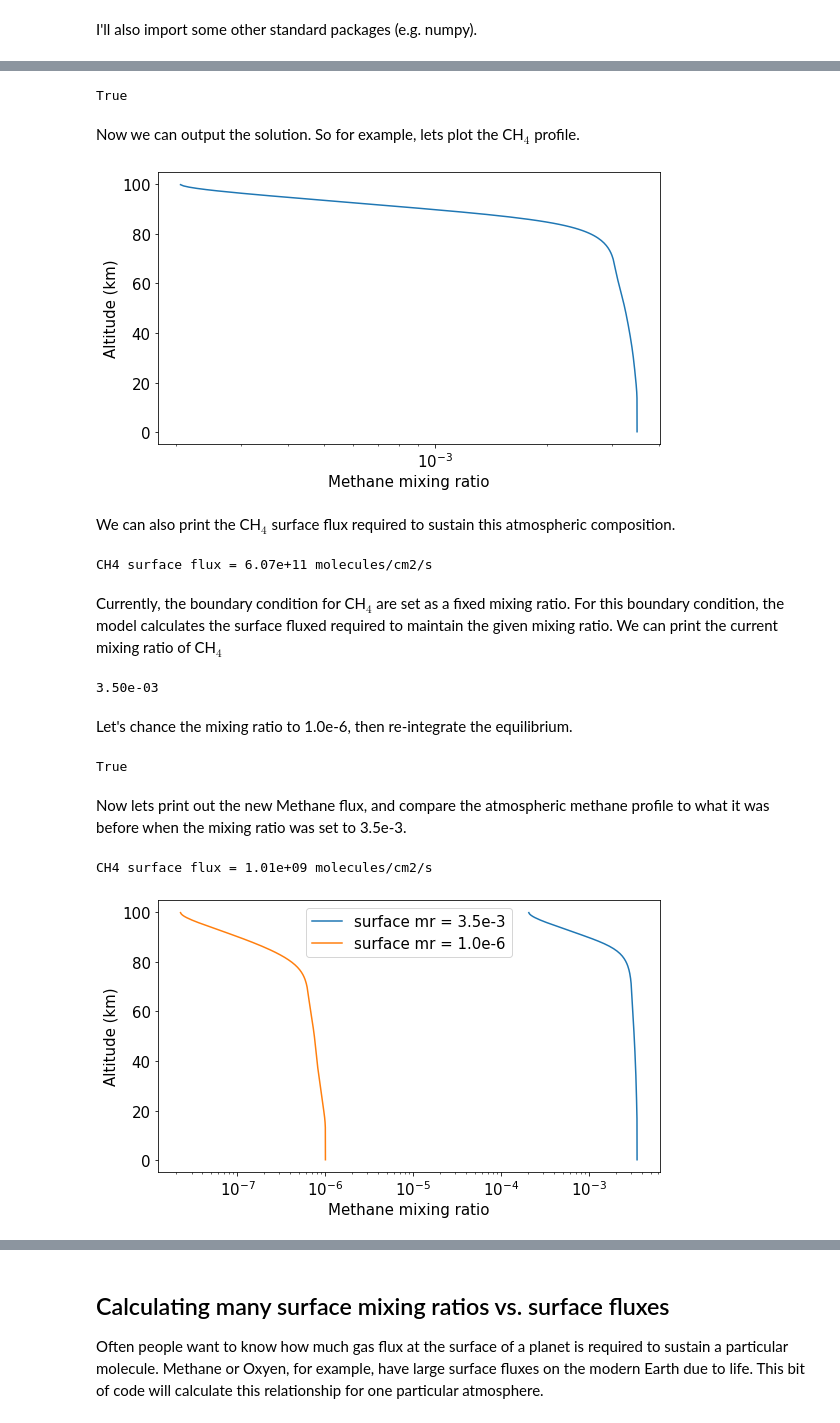
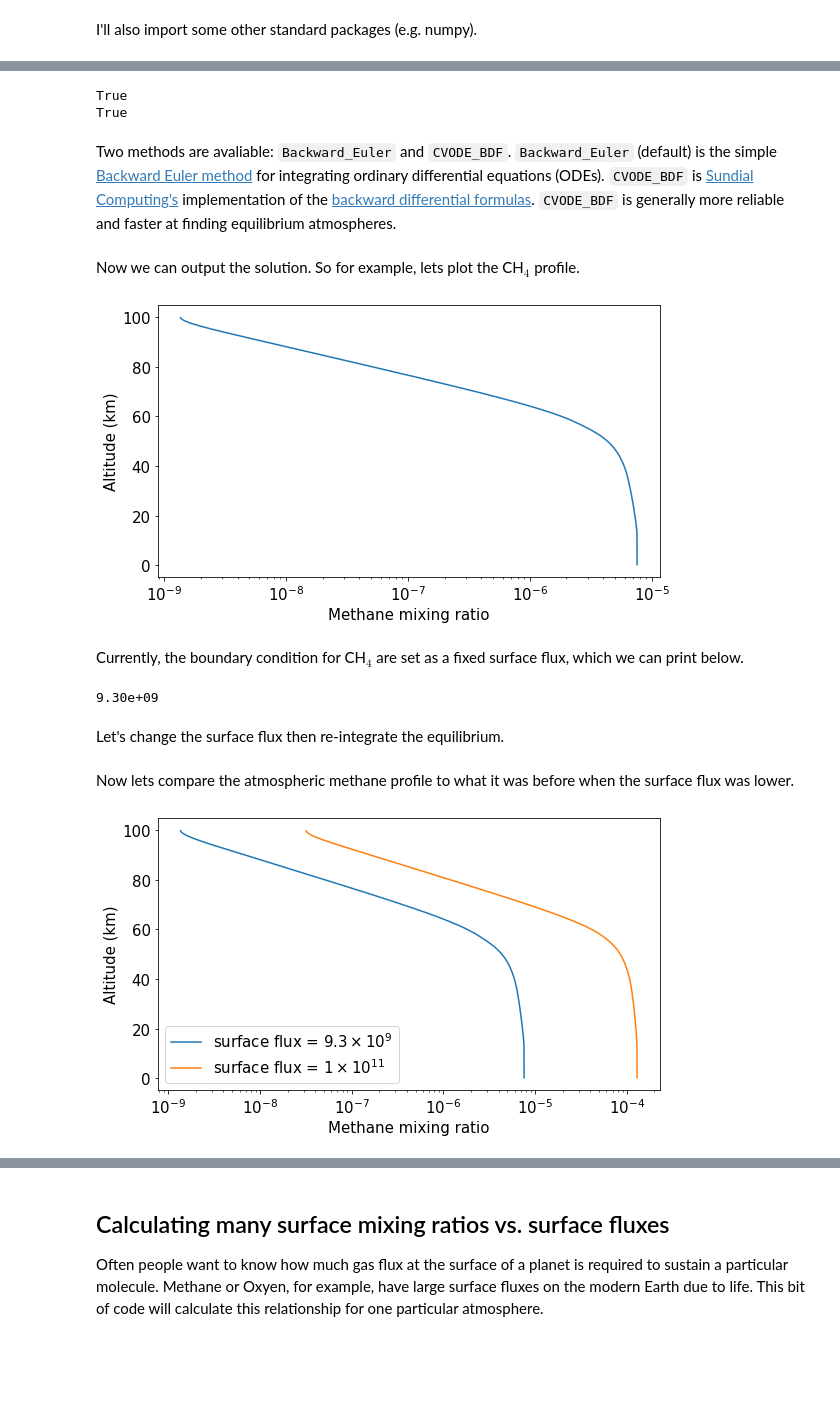
Before and after one commit to Nicholaswogan/PhotochemPy, a Jupyter notebook: docs/source/Tutorial.ipynb, the cells around one changed output, grey strips where cells are left out. Saved outputs shown, nothing was run; the diff lists cells and outputs as text; code cells hidden in the pictures; blank space fills up the shorter version.

```diff
--- a/docs/source/Tutorial.ipynb
+++ b/docs/source/Tutorial.ipynb
@@ -37,9 +37,9 @@ The best way to start is with one of the templates provided in the `input/templa
 # %%
-pc = PhotochemPy('../../input/templates/Archean+haze/species.dat', \
-                 '../../input/templates/Archean+haze/reactions.rx', \
-                 '../../input/templates/Archean+haze/planet.dat', \
-                 '../../input/templates/Archean+haze/input_photchem.dat', \
-                 '../../input/templates/Archean+haze/atmosphere.txt', \
-                 '../../input/templates/Archean+haze/Sun_2.7Ga.txt')
+pc = PhotochemPy('../../input/templates/Archean2Proterozoic/species.dat', \
+                 '../../input/templates/Archean2Proterozoic/reactions.rx', \
+                 '../../input/templates/Archean2Proterozoic/PLANET.dat', \
+                 '../../input/templates/Archean2Proterozoic/input_photchem.dat', \
+                 '../../input/templates/Archean2Proterozoic/atmosphere.txt', \
+                 '../../input/templates/Archean2Proterozoic/Sun_2.7Ga.txt')
 # %% [markdown]
 ## Integrating to photochemical equilibrium
@@ -47,8 +47,14 @@ The problem is now all set up! Now we can do a few different things. The thing t
 # %%
 # here I set the number of steps the integrator will take
-pc.integrate(nsteps = 1000)
+converged = pc.integrate(nsteps = 1000, method='Backward_Euler')
+print(converged)
+converged = pc.integrate(nsteps = 1000, method='CVODE_BDF')
+print(converged)
 # %% [output]
 True
+True
+# %% [markdown]
+Two methods are avaliable: `Backward_Euler` and `CVODE_BDF`. `Backward_Euler` (default) is the simple [Backward Euler method](https://en.wikipedia.org/wiki/Backward_Euler_method) for integrating ordinary differential equations (ODEs). `CVODE_BDF` is [Sundial Computing's](https://computing.llnl.gov/projects/sundials/cvode) implementation of the [backward differential formulas](https://en.wikipedia.org/wiki/Backward_differentiation_formula). `CVODE_BDF` is generally more reliable and faster at finding equilibrium atmospheres.
 # %% [markdown]
 Now we can output the solution. So for example, lets plot the CH$_4$ profile.
 # %%
@@ -61,50 +67,38 @@ ax.set_ylabel('Altitude (km)')
 ax.set_xlabel('Methane mixing ratio')
 plt.show()
 # %% [output]
-[figure, old version]
+[figure, new version]
-# %% [markdown]
-We can also print the CH$_4$ surface flux required to sustain this atmospheric composition.
-# %%
-print('CH4 surface flux =','%.2e'%pc.surf_flux()['CH4'],'molecules/cm2/s')
-# %% [output]
-CH4 surface flux = 6.07e+11 molecules/cm2/s
 # %% [markdown]
-Currently, the boundary condition for CH$_4$ are set as a fixed mixing ratio. For this boundary condition, the model calculates the surface fluxed required to maintain the given mixing ratio. We can print the current mixing ratio of CH$_4$
+Currently, the boundary condition for CH$_4$ are set as a fixed surface flux, which we can print below.
 # %%
 ind = pc.ispec.index('CH4') # index of CH4 in the model
-print('%.2e'%pc.photo.fixedmr[ind])
+print('%.2e'%pc.photo.sgflux[ind])
 
 # quick note: `pc.photo` is a direct contact with all the data stored
 # in the compile fortran module. There is a lot of stuff in there...
 # to see all the things you can access run this command
 # dir(pc.photo)
 # %% [output]
-3.50e-03
+9.30e+09
 # %% [markdown]
-Let's chance the mixing ratio to 1.0e-6, then re-integrate the equilibrium.
+Let's change the surface flux then re-integrate the equilibrium.
 # %%
-pc.set_mr('CH4',1.0e-6)
-pc.integrate()
+pc.set_surfflux('CH4',1e11)
+converged = pc.integrate(nsteps = 3000)
-# %% [output]
-True
 # %% [markdown]
-Now lets print out the new Methane flux, and compare the atmospheric methane profile to what it was before when the mixing ratio was set to 3.5e-3.
+Now lets compare the atmospheric methane profile to what it was before when the surface flux was lower.
 # %%
-# print the surface flux
-print('CH4 surface flux =','%.2e'%pc.surf_flux()['CH4'],'molecules/cm2/s')
-
 # Plot
 plt.rcParams.update({'font.size': 15})
 fig,ax = plt.subplots(1,1,figsize=[9,5])
 CH4_new = pc.out_dict()['CH4']
-ax.plot(CH4,pc.out_dict()['alt'],label='surface mr = 3.5e-3')
-ax.plot(CH4_new,pc.out_dict()['alt'],label='surface mr = 1.0e-6')
+ax.plot(CH4,pc.out_dict()['alt'],label=r'surface flux = $9.3 \times 10^9$')
+ax.plot(CH4_new,pc.out_dict()['alt'],label=r'surface flux = $1 \times 10^{11}$')
 ax.set_xscale('log')
 ax.set_ylabel('Altitude (km)')
 ax.set_xlabel('Methane mixing ratio')
 ax.legend()
 plt.show()
 # %% [output]
-CH4 surface flux = 1.01e+09 molecules/cm2/s
-[figure, old version]
+[figure, new version]
 # %% [markdown]
```
Also changed, not shown: parts of 17 cells of this notebook, 3 other files.
